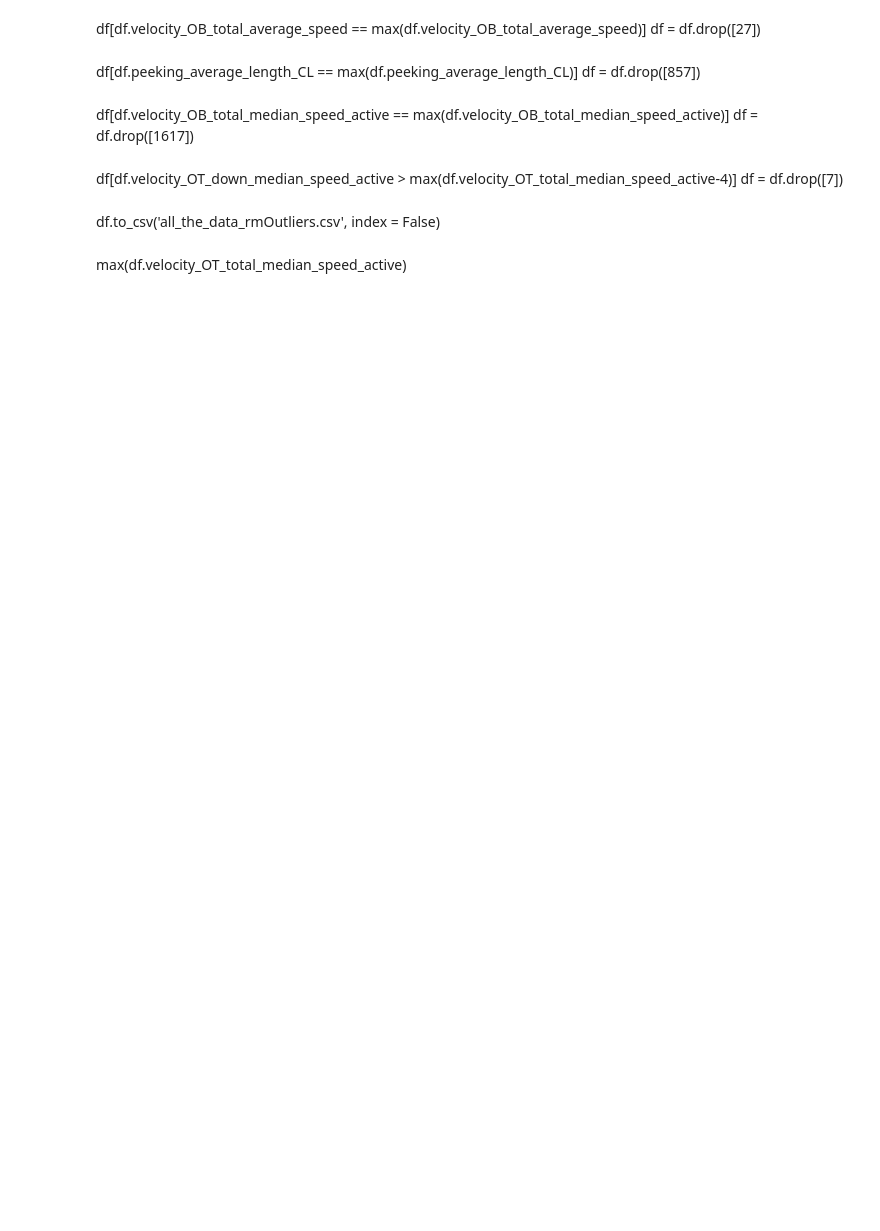
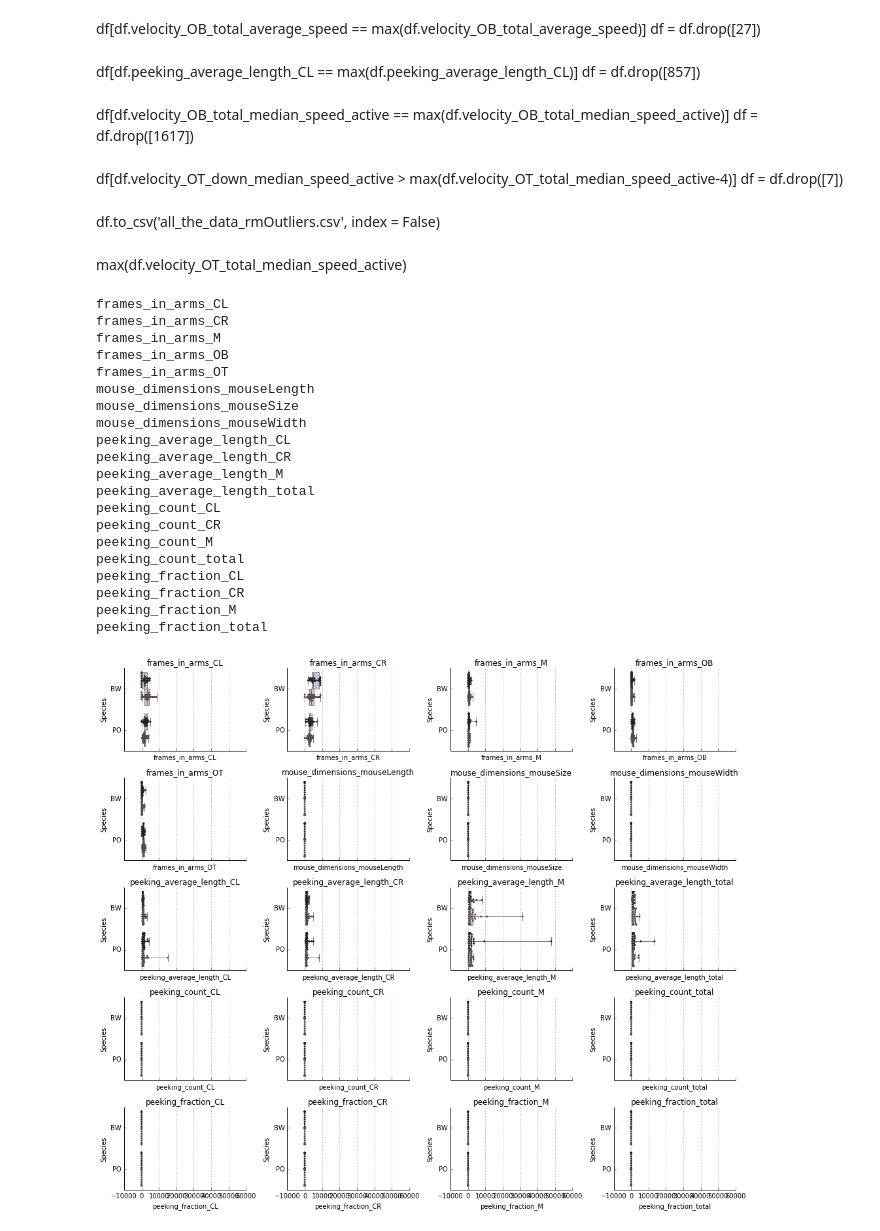
Before and after one commit to zachbogart/mice_behavior_capstone, a Jupyter notebook: process_data/results/ViolinPlot_designs.ipynb, the cells around one changed output. Saved outputs shown, nothing was run; the diff lists cells and outputs as text; code cells hidden in the pictures; blank space fills up the shorter version.

Commit message:
updated violin plots

```diff
--- a/process_data/results/ViolinPlot_designs.ipynb
+++ b/process_data/results/ViolinPlot_designs.ipynb
@@ -288,3 +288,60 @@ df = df.drop([7])
 df.to_csv('all_the_data_rmOutliers.csv', index = False)
 # %% [markdown]
 max(df.velocity_OT_total_median_speed_active)
+# %%
+columns = pd.DataFrame(df.columns)
+
+col_to_ignore = ['inner_directory',
+                'mouse_details_EPM',
+                'mouse_details_date',
+                'mouse_details_mouseID',
+                'mouse_details_sex',
+                'mouse_details_strain',
+                'mouse_details_time', 'Unnamed: 0']
+
+columns = columns[columns.isin(col_to_ignore) == False].dropna()[0]
+fig, ax =plt.subplots(5,4, figsize=(14,12), sharex=True)
+ax = ax.flatten()
+object_bol = df.dtypes == 'object'
+for axes, var in zip(ax, columns[15:35]):
+    print(var)
+    # Plot the orbital period with horizontal boxes
+    sns.boxplot(x=var, y="mouse_details_strain", hue = 'Sex', data = df,
+               order = ['BW', 'PO'], whis="range", palette="vlag", ax = axes)
+
+    # Add in points to show each observation
+    sns.swarmplot(x=var, y="mouse_details_strain", hue = 'Sex', data = df,
+                  size=3, color=".3", dodge = True, linewidth=0,
+                  order = ['BW', 'PO'], ax = axes)
+    axes.set_title(var)
+    axes.xaxis.grid(True)
+    axes.legend_.remove()
+    axes.set(ylabel="Species")
+    sns.despine()
+
+
+plt.tight_layout()
+plt.show()
+fig.savefig("PosterPlots/"+ 'Test' + ".pdf")
+# %% [output]
+frames_in_arms_CL
+frames_in_arms_CR
+frames_in_arms_M
+frames_in_arms_OB
+frames_in_arms_OT
+mouse_dimensions_mouseLength
+mouse_dimensions_mouseSize
+mouse_dimensions_mouseWidth
+peeking_average_length_CL
+peeking_average_length_CR
+peeking_average_length_M
+peeking_average_length_total
+peeking_count_CL
+peeking_count_CR
+peeking_count_M
+peeking_count_total
+peeking_fraction_CL
+peeking_fraction_CR
+peeking_fraction_M
+peeking_fraction_total
+[figure, added]
```
